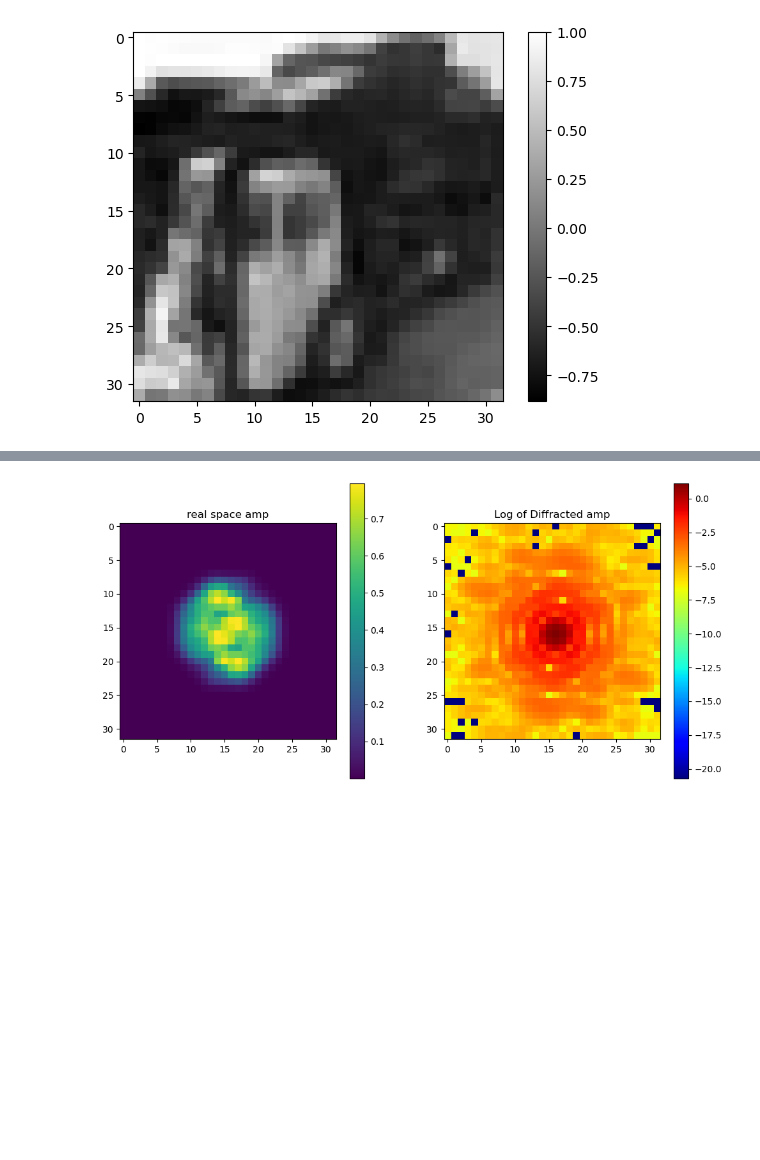
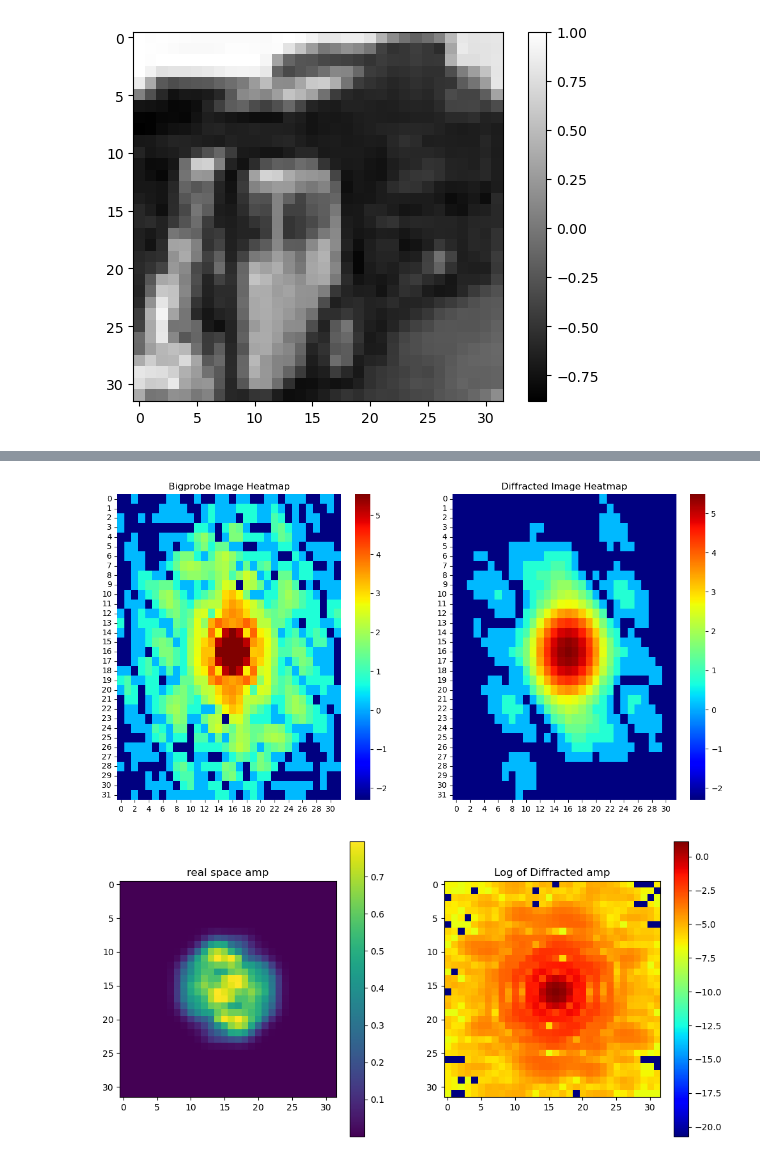
Before and after one commit to hoidn/MAE, a Jupyter notebook: diffraction.ipynb, the cells around one changed output, grey strips where cells are left out. Drawn from its saved outputs; the diff is of its cells as text; code cells hidden in the pictures; blank space fills up the shorter version.

```diff
--- a/diffraction.ipynb
+++ b/diffraction.ipynb
@@ -110,3 +140,45 @@ plt.colorbar()
+# %%
+import os
+import matplotlib.pyplot as plt
+import seaborn as sns
+import numpy as np
+from PIL import Image
+
+# Step 1: List PNG files in both directories with 'test_diff' in the name
+bigprobe_dir = 'bigprobe_images/test'
+diffracted_dir = 'diffracted_images/test'
+
+bigprobe_files = [f for f in os.listdir(bigprobe_dir) if f.endswith('.png') and 'test_diff' in f]
+diffracted_files = [f for f in os.listdir(diffracted_dir) if f.endswith('.png') and 'test_diff' in f]
+
+# Step 2: Match files with the same name
+matched_files = set(bigprobe_files).intersection(diffracted_files)
+
+it = iter(matched_files)
+# %%
+# Step 3: Select the first pair
+if not matched_files:
+    print("No matching files found.")
+else:
+    first_match = next(it)
+    bigprobe_path = os.path.join(bigprobe_dir, first_match)
+    diffracted_path = os.path.join(diffracted_dir, first_match)
+
+    # Step 4: Load images and plot heatmaps
+    bigprobe_img = np.array(Image.open(bigprobe_path).convert('L'))
+    diffracted_img = np.array(Image.open(diffracted_path).convert('L'))
+
+    fig, axes = plt.subplots(1, 2, figsize=(14, 7))
+
+    sns.heatmap(np.log(.1 + bigprobe_img), ax=axes[0], cmap='jet')
+    axes[0].set_title('Bigprobe Image Heatmap')
+
+    sns.heatmap(np.log(.1 + diffracted_img), ax=axes[1], cmap='jet')
+    axes[1].set_title('Diffracted Image Heatmap')
+
+    plt.show()
+# %% [output]
+[figure, added]
 # %%
 import matplotlib.pyplot as plt
 import numpy as np
```
Also changed, not shown: parts of 5 cells of this notebook, 6 other files.
